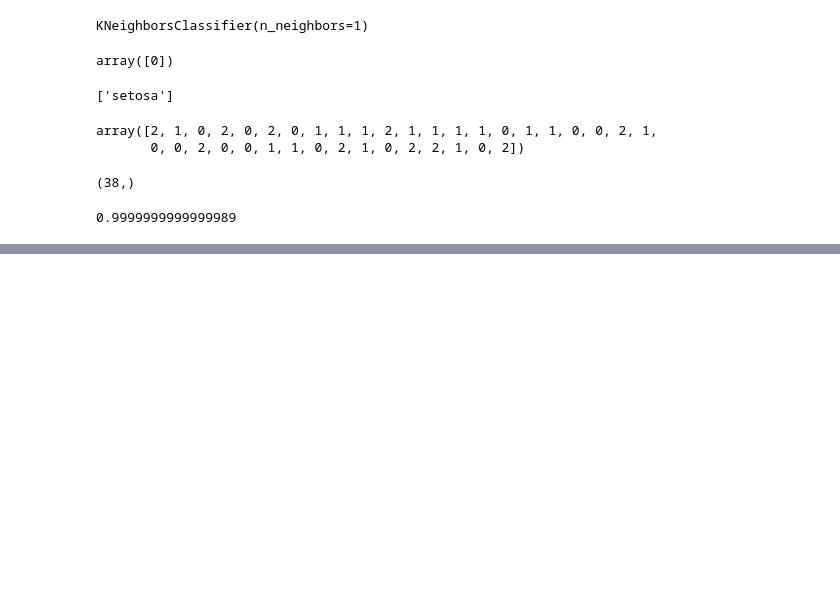
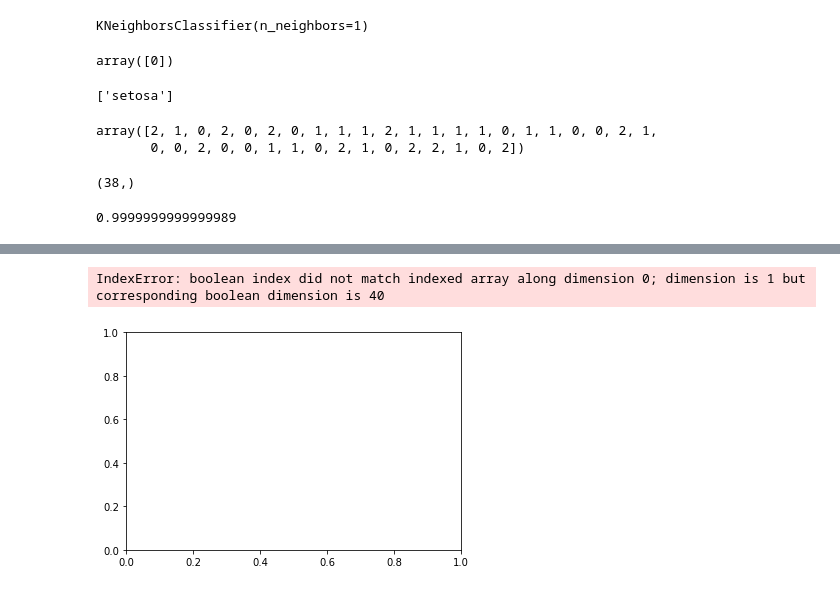
Before and after one commit to c910531/Python, a Jupyter notebook: 2021.06.17 인공지능.ipynb, the cells around one changed output, grey strips where cells are left out. Saved outputs shown, nothing was run; the diff lists cells and outputs as text; code cells hidden in the pictures; blank space fills up the shorter version.

```diff
--- a/2021.06.17 인공지능.ipynb
+++ b/2021.06.17 인공지능.ipynb
@@ -131,0 +156,11 @@ error_cnt
+# %%
+X, y = mglearn.datasets.make_forge()
+# %%
+mglearn.discrete_scatter(X[:,0], X[: 1], y)
+plt.legend(["클래스 0", "클래스 1"], loc=4)
+plt.xlabel("첫번째특성")
+plt.ylabel("두번째특성")
+print("X.shape:", X.shape)
+# %% [output]
+IndexError: boolean index did not match indexed array along dimension 0; dimension is 1 but corresponding boolean dimension is 40
+[figure, added]
```
Also changed, not shown: parts of 17 cells of this notebook.
